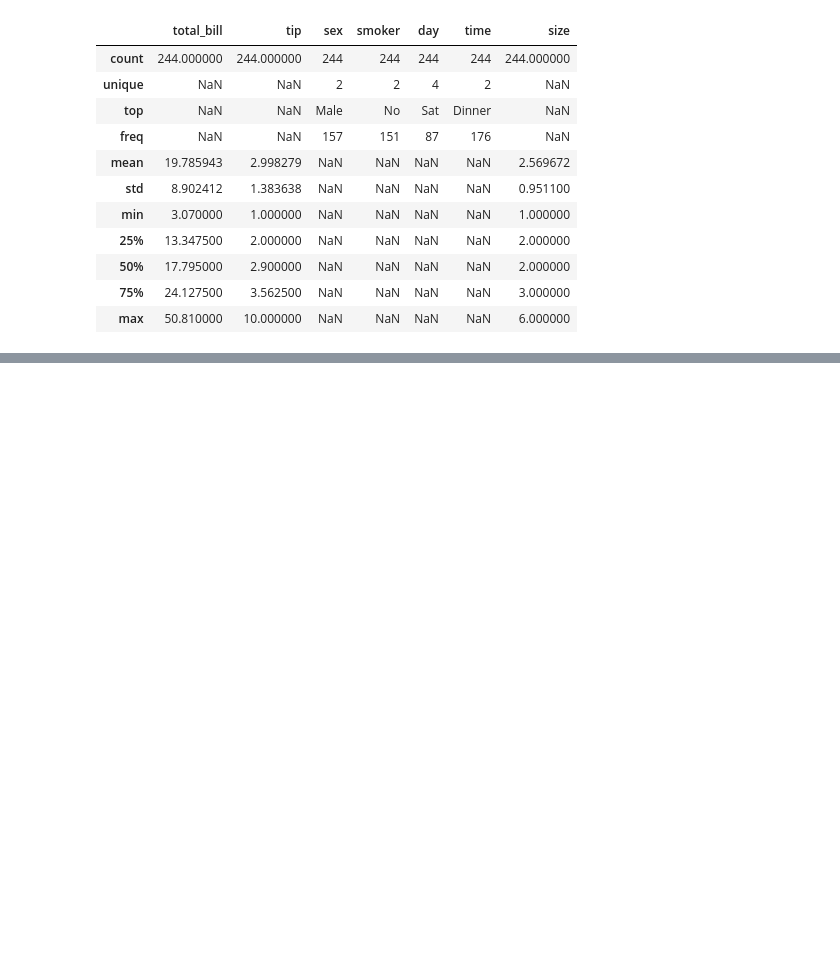
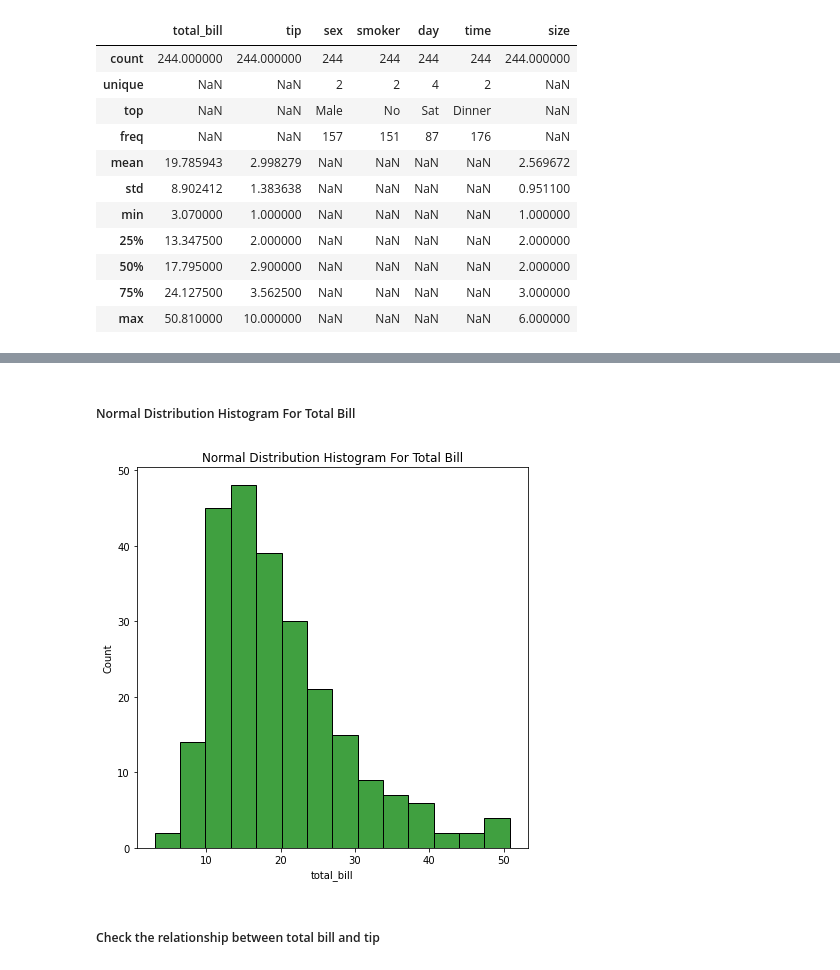
Before and after one commit to Kfirul/Waiter-Tips, a Jupyter notebook: Waiter Tips dataset.ipynb, the cells around one changed output, grey strips where cells are left out. Drawn from its saved outputs; the diff is of its cells as text; code cells hidden in the pictures; blank space fills up the shorter version.

```diff
--- a/Waiter Tips dataset.ipynb
+++ b/Waiter Tips dataset.ipynb
@@ -96,0 +132,11 @@ tips.describe(include='all')
+# %% [markdown]
+##### Normal Distribution Histogram For Total Bill
+# %%
+plt.figure(figsize=(7,7))
+sns.histplot(tips[['total_bill']], x = "total_bill",color = 'g')
+plt.title("Normal Distribution Histogram For Total Bill")
+plt.show()
+# %% [output]
+[figure, added]
+# %% [markdown]
+##### Check the relationship between total bill and tip
```
Also changed, not shown: parts of 66 cells of this notebook.
